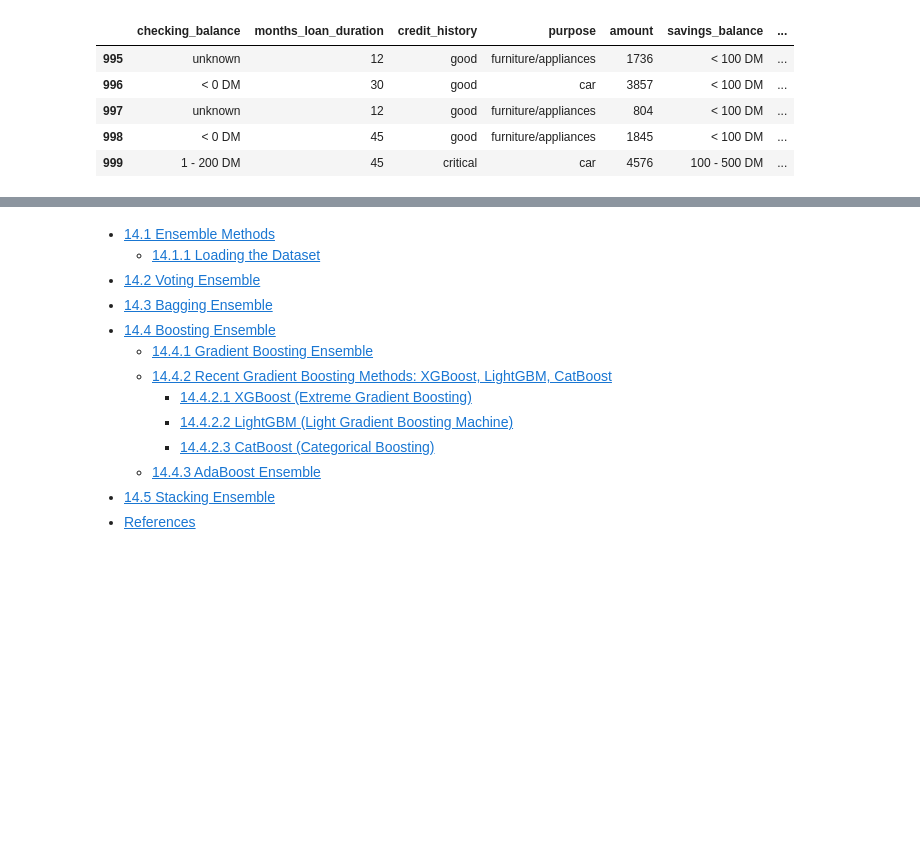
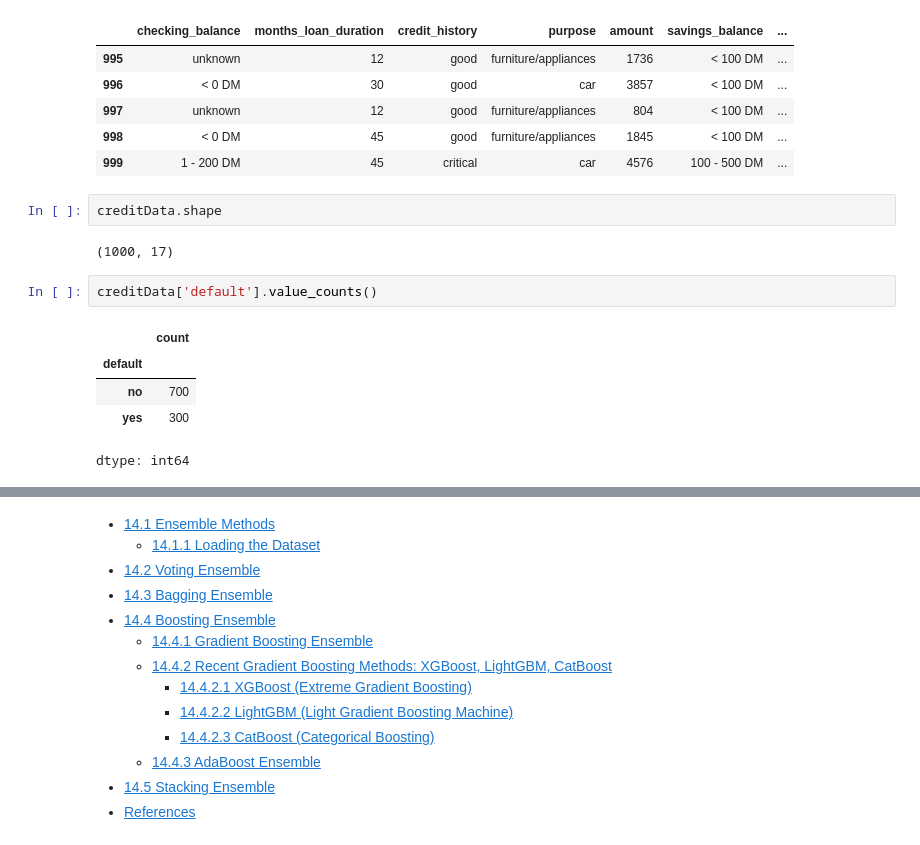
Before and after one commit to 8946-art/Boosting_eVISA_Business-Application, a Jupyter notebook: -Ensemble Hands on Boosting.ipynb, the cells around one changed output, grey strips where cells are left out. Saved outputs shown, nothing was run; the diff lists cells and outputs as text; blank space fills up the shorter version.

```diff
--- a/-Ensemble Hands on Boosting.ipynb
+++ b/-Ensemble Hands on Boosting.ipynb
@@ -46,3 +51,15 @@ creditData.tail()
 | 997 | unknown | 12 | good | furniture/appliances | 804 | < 100 DM | ... |
 | 998 | < 0 DM | 45 | good | furniture/appliances | 1845 | < 100 DM | ... |
 | 999 | 1 - 200 DM | 45 | critical | car | 4576 | 100 - 500 DM | ... |
+# %%
+creditData.shape
+# %% [output]
+(1000, 17)
+# %%
+creditData['default'].value_counts()
+# %% [output]
+|  | count |
+| default |  |
+| no | 700 |
+| yes | 300 |
+dtype: int64
```
Also changed, not shown: parts of 3 cells of this notebook.
